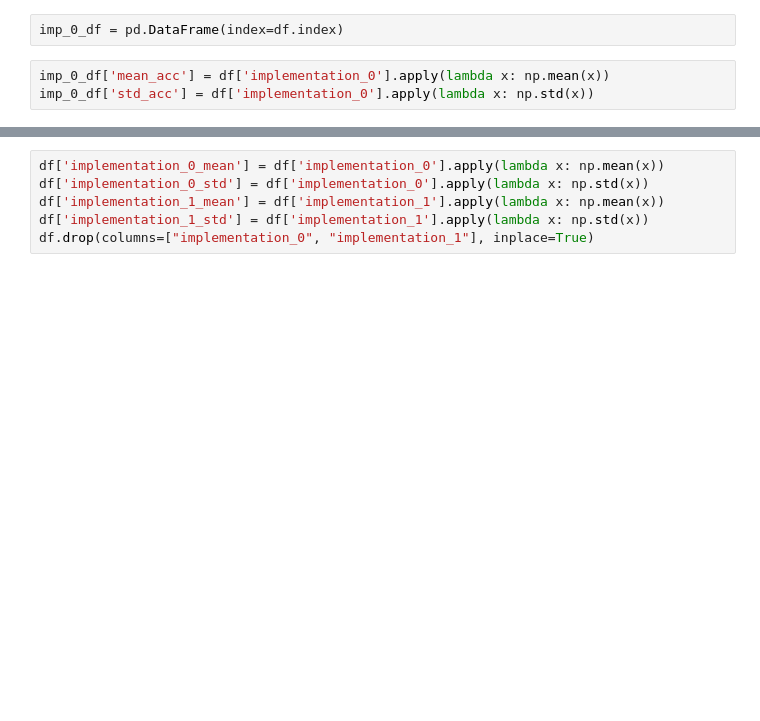
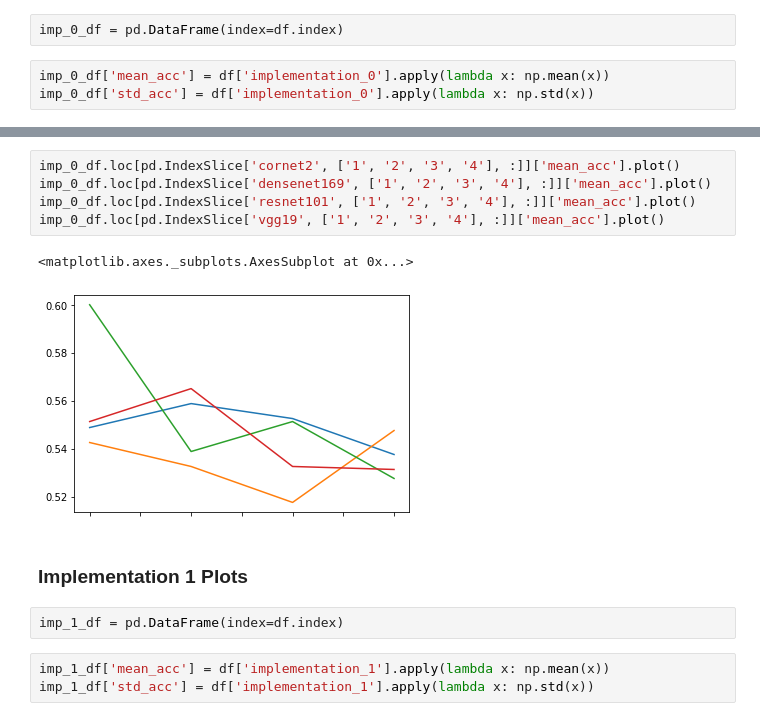
Before and after one commit to ivanjut/one-shot-scale-invariance-faces, a Jupyter notebook: Plots.ipynb, the cells around one changed output, grey strips where cells are left out. Cells and saved outputs as stored; diff of their text form; blank space fills up the shorter version.

```diff
--- a/Plots.ipynb
+++ b/Plots.ipynb
@@ -47,6 +106,15 @@ df.groupby(level=0).mean()
+# %%
+imp_0_df.loc[pd.IndexSlice['cornet2', ['1', '2', '3', '4'], :]]['mean_acc'].plot()
+imp_0_df.loc[pd.IndexSlice['densenet169', ['1', '2', '3', '4'], :]]['mean_acc'].plot()
+imp_0_df.loc[pd.IndexSlice['resnet101', ['1', '2', '3', '4'], :]]['mean_acc'].plot()
+imp_0_df.loc[pd.IndexSlice['vgg19', ['1', '2', '3', '4'], :]]['mean_acc'].plot()
+# %% [output]
+<matplotlib.axes._subplots.AxesSubplot at 0x...>
+[figure, added]
+# %% [markdown]
+### Implementation 1 Plots
+# %%
+imp_1_df = pd.DataFrame(index=df.index)
 # %%
-df['implementation_0_mean'] = df['implementation_0'].apply(lambda x: np.mean(x))
-df['implementation_0_std'] = df['implementation_0'].apply(lambda x: np.std(x))
-df['implementation_1_mean'] = df['implementation_1'].apply(lambda x: np.mean(x))
-df['implementation_1_std'] = df['implementation_1'].apply(lambda x: np.std(x))
-df.drop(columns=["implementation_0", "implementation_1"], inplace=True)
+imp_1_df['mean_acc'] = df['implementation_1'].apply(lambda x: np.mean(x))
+imp_1_df['std_acc'] = df['implementation_1'].apply(lambda x: np.std(x))
```
Also changed, not shown: parts of 16 cells of this notebook, 1 other file.
